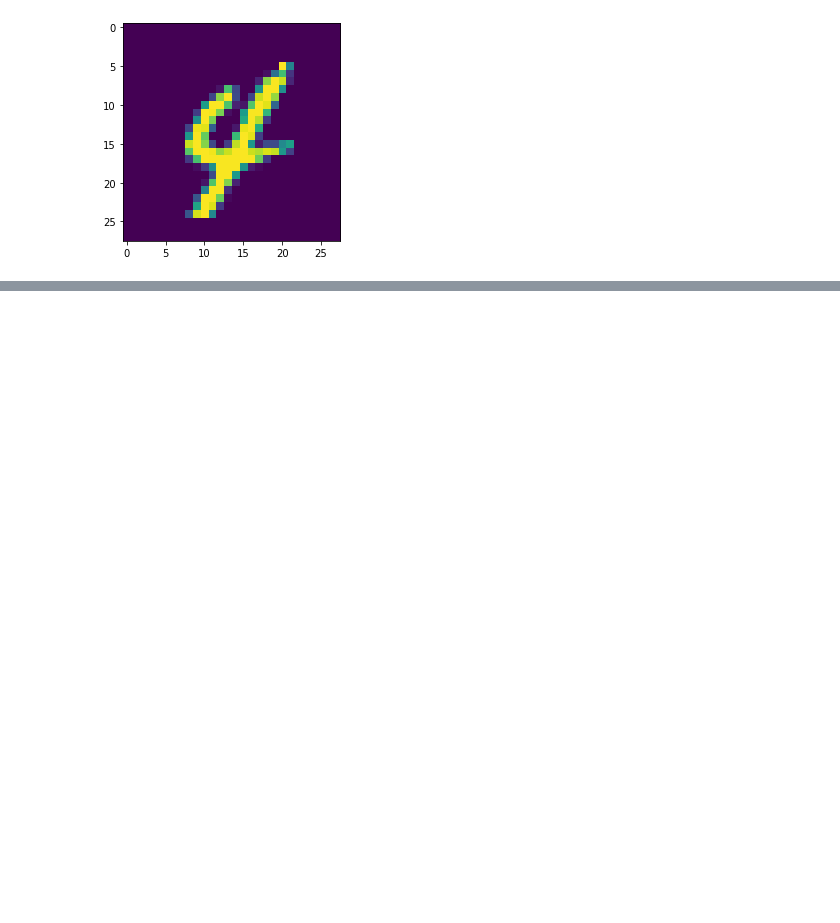
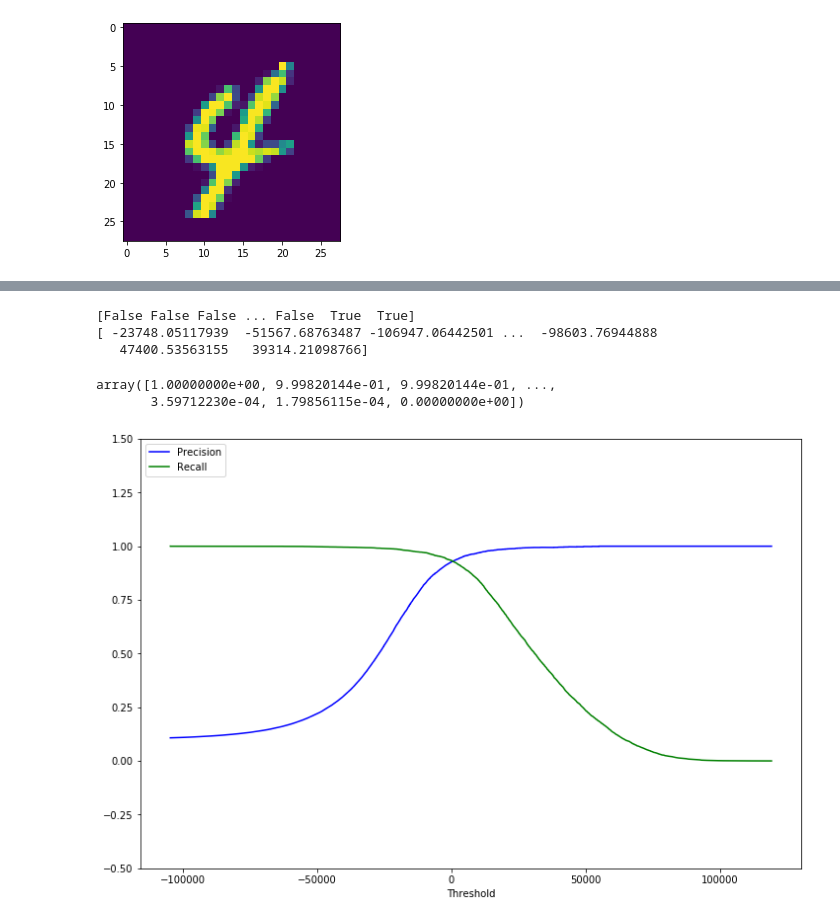
Before and after one commit to aayu1990/MNIST-handwritten-charRecognition, a Jupyter notebook: MNIST-handwritten-charRecognition.ipynb, the cells around one changed output, grey strips where cells are left out. Cells and saved outputs as stored; diff of their text form; code cells hidden in the pictures; blank space fills up the shorter version.

```diff
--- a/MNIST-handwritten-charRecognition.ipynb
+++ b/MNIST-handwritten-charRecognition.ipynb
@@ -96,0 +176,5 @@ viz(69977)
+# %%
+#Stratifiedkfold cross validatiopn
+from sklearn.model_selection import StratifiedKFold
+from sklearn.base import clone
+clf2 = SGDClassifier(random_state = 0)
@@ -96,0 +241,28 @@ viz(69977)
+# %%
+#finding out the probabilities of the classes using decision_function
+y_train_pred_prob = cross_val_predict(clf2, X_train, y_train_0,cv=3, method='decision_function')
+print(y_train_0)
+print(y_train_pred_prob)
+# %% [output]
+[False False False ... False  True  True]
+[ -23748.05117939  -51567.68763487 -106947.06442501 ...  -98603.76944888
+   47400.53563155   39314.21098766]
+# %%
+Precisions, Recalls, Thresholds = precision_recall_curve(y_train_0, y_train_pred_prob)
+# %%
+Recalls
+# %% [output]
+array([1.00000000e+00, 9.99820144e-01, 9.99820144e-01, ...,
+       3.59712230e-04, 1.79856115e-04, 0.00000000e+00])
+# %%
+def plot_precision_recall_vs_threshold(precisions, recalls, thresholds):
+        plt.plot(thresholds, precisions[:-1], "-", label='Precision', color= 'blue')
+        plt.plot(thresholds, recalls[:-1], "-", label='Recall', color= 'green')
+        plt.xlabel("Threshold")
+        plt.legend(loc="upper left")
+        plt.ylim([-0.5,1.5])
+# %%
+plt.figure(figsize=(12,8))
+plot_precision_recall_vs_threshold(Precisions, Recalls, Thresholds)
+# %% [output]
+[figure, added]
```
Also changed, not shown: parts of 38 cells of this notebook.
